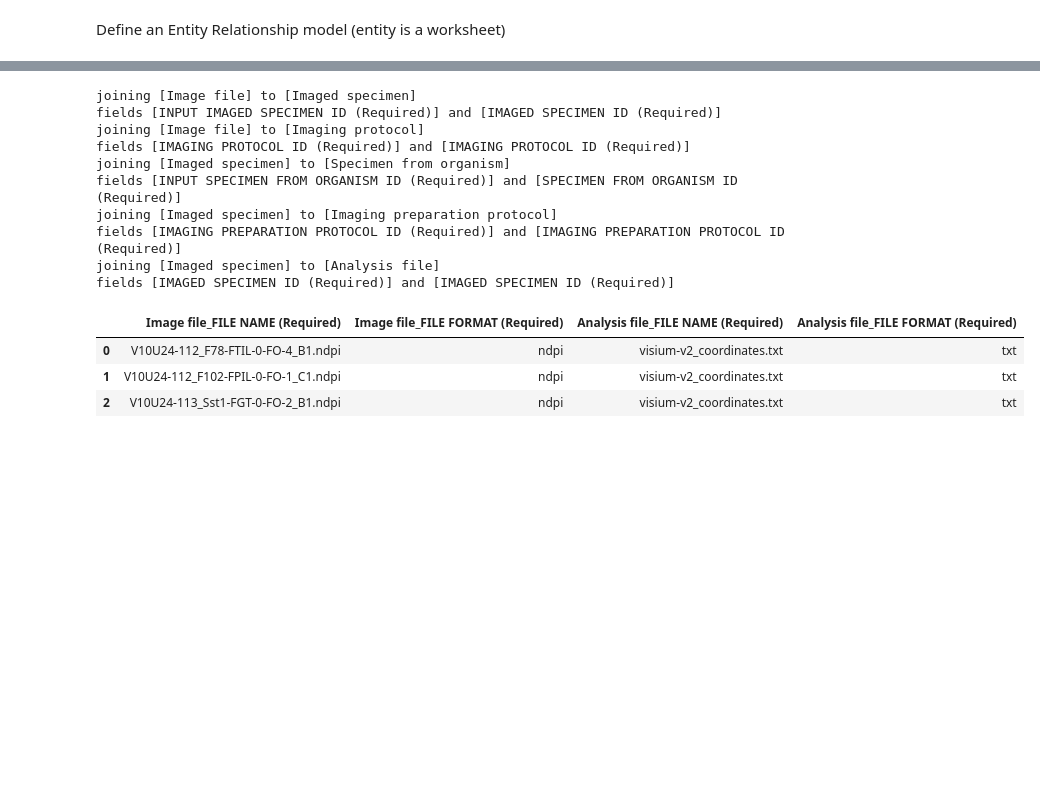
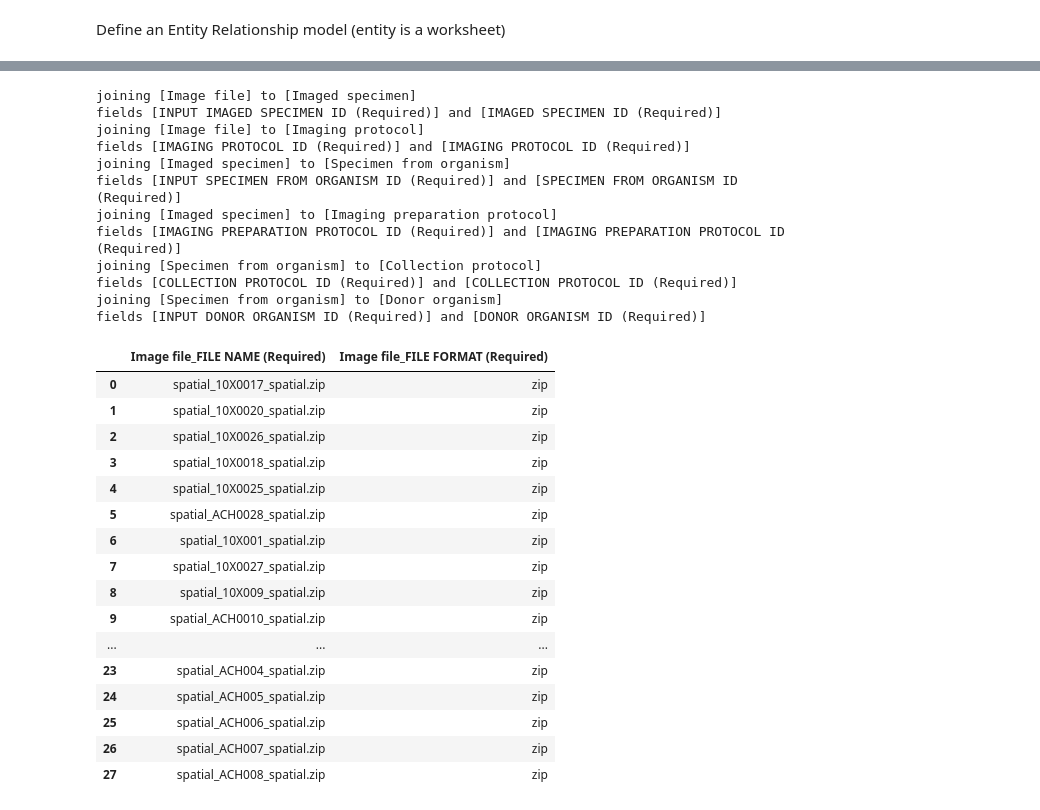
Before and after one commit to ebi-ait/hca-ebi-dev-team, a Jupyter notebook: scripts/metadata-spreadsheet-by-file/HCA Project Metadata Spreadsheet.ipynb, the cells around one changed output, grey strips where cells are left out. Cells and saved outputs as stored; diff of their text form; code cells hidden in the pictures; blank space fills up the shorter version.

Commit message:
ops-826 flattened metadata generation improvements

```diff
--- a/scripts/metadata-spreadsheet-by-file/HCA Project Metadata Spreadsheet.ipynb
+++ b/scripts/metadata-spreadsheet-by-file/HCA Project Metadata Spreadsheet.ipynb
@@ -138,19 +150,22 @@ links = [
 #     Link('Sequence file', 'Sequencing protocol', 'SEQUENCING PROTOCOL ID (Required)'),
 #     Link('Sequence file','Library preparation protocol', 'LIBRARY PREPARATION PROTOCOL ID (Required)'),
 #    Link('Sequence file', 'Cell suspension', 'INPUT CELL SUSPENSION ID (Required)','CELL SUSPENSION ID (Required)'),
-#    Link('Cell suspension', 'Enrichment protocol','ENRICHMENT PROTOCOL ID (Required)'),
-#    Link('Cell suspension', 'Specimen from organism','INPUT SPECIMEN FROM ORGANISM ID (Required)','SPECIMEN FROM ORGANISM ID (Required)'),
-#    Link('Cell suspension', 'Dissociation protocol','DISSOCIATION PROTOCOL ID (Required)'),
-#     Link('Specimen from organism', 'Collection protocol', 'COLLECTION PROTOCOL ID (Required)'),
-#     Link('Specimen from organism', 'Donor organism','INPUT DONOR ORGANISM ID (Required)','DONOR ORGANISM ID (Required)'),
 
-#     Link('Analysis file', 'Analysis protocol', 'ANALYSIS PROTOCOL ID (Required)'),
+#     Link('Analysis file', 'Analysis protocol', 'ANALYSIS PROTOCOL ID (Required)', 'ANALYSIS PROTOCOL ID'),
 #     Link('Analysis file', 'Cell suspension', 'CELL SUSPENSION ID (Required)'),
-#     Link('Analysis file', 'Imaged specimen', 'IMAGED SPECIMEN ID (Required)'),
-#     Link('Analysis file', 'Library preperation protocol', 'LIBRARY PREPARATION PROTOCOL ID (Required)'),
+#     Link('Analysis file', 'Library preparation protocol', 'LIBRARY PREPARATION PROTOCOL ID (Required)'),
 #     Link('Analysis file', 'Sequencing protocol', 'SEQUENCING PROTOCOL ID (Required)'),
 
-    Link('Imaged specimen', 'Analysis file', 'IMAGED SPECIMEN ID (Required)', join_type='left')
+#     Link('Cell suspension', 'Enrichment protocol','ENRICHMENT PROTOCOL ID (Required)'),
+#     Link('Cell suspension', 'Specimen from organism','INPUT SPECIMEN FROM ORGANISM ID (Required)','SPECIMEN FROM ORGANISM ID (Required)'),
+#     Link('Cell suspension', 'Dissociation protocol','DISSOCIATION PROTOCOL ID (Required)'),
+
+    Link('Specimen from organism', 'Collection protocol', 'COLLECTION PROTOCOL ID (Required)'),
+    Link('Specimen from organism', 'Donor organism','INPUT DONOR ORGANISM ID (Required)','DONOR ORGANISM ID (Required)'),
+
+
+#     Link('Analysis file', 'Imaged specimen', 'IMAGED SPECIMEN ID (Required)'),
+#     Link('Imaged specimen', 'Analysis file', 'IMAGED SPECIMEN ID (Required)', join_type='left')
 
 ]
 # %% [output]
@@ -216,6 +240,11 @@ def join_worksheet(worksheet:pd.DataFrame, link:Link, spreadsheet:str) -> pd.Dat
         target_field = format_column_name(column_name=link.target_field, namespace=link.target)
         worksheet = explode_csv_col(df=worksheet, column=source_field, sep=sep)
 
+        spreadsheet_obj = pd.ExcelFile(spreadsheet)
+        if link.target not in spreadsheet_obj.sheet_names:
+            raise ValueError(f'spreadsheet does not contain {link.target} sheet. Possible names {sorted(spreadsheet_obj.sheet_names)}')
+        target = spreadsheet_obj.parse(link.target)
+
         target = pd.read_excel(spreadsheet, link.target)
         target = remove_field_desc_lines(target)
         target = prefix_columns(target, prefix=link.target)
@@ -226,17 +255,23 @@ def join_worksheet(worksheet:pd.DataFrame, link:Link, spreadsheet:str) -> pd.Dat
                                  how=link.join_type,
                                  left_on=source_field,
                                  right_on=target_field)
+        if len(result.index) == 0:
+            raise RuntimeError('problem joining [{link.source}] to [{link.target}] using fields [{source_field}] and [{target_field}]: join resulted in zero rows')
+
     except KeyError as e:
-        print(f'problem joining [{link.source}] to [{link.target}] using fields [{source_field}] and [{target_field}]: {e}')
-        raise e
+        err_msg = f'problem joining [{link.source}] to [{link.target}] using fields [{source_field}] and [{target_field}]: {e}'
+        raise RuntimeError(err_msg) from e
     return result
 # %%
 import pandas as pd
 from collections import namedtuple
-from functools import reduce
+from functools import partial, reduce
 
 def flatten_spreadsheet(spreadsheet, report_entity):
-    report_sheet = pd.read_excel(spreadsheet, report_entity)
+    spreadsheet_obj = pd.ExcelFile(spreadsheet)
+    if report_entity not in spreadsheet_obj.sheet_names:
+        raise ValueError(f'spreadsheet does not contain {report_entity} sheet')
+    report_sheet = spreadsheet_obj.parse(report_entity)
     report_sheet = prefix_columns(report_sheet, prefix=report_entity)
     report_sheet = remove_field_desc_lines(report_sheet)
     flattened = reduce(partial(join_worksheet, spreadsheet=spreadsheet),
@@ -253,8 +288,10 @@ joining [Imaged specimen] to [Specimen from organism]
 fields [INPUT SPECIMEN FROM ORGANISM ID (Required)] and [SPECIMEN FROM ORGANISM ID (Required)]
 joining [Imaged specimen] to [Imaging preparation protocol]
 fields [IMAGING PREPARATION PROTOCOL ID (Required)] and [IMAGING PREPARATION PROTOCOL ID (Required)]
-joining [Imaged specimen] to [Analysis file]
-fields [IMAGED SPECIMEN ID (Required)] and [IMAGED SPECIMEN ID (Required)]
+joining [Specimen from organism] to [Collection protocol]
+fields [COLLECTION PROTOCOL ID (Required)] and [COLLECTION PROTOCOL ID (Required)]
+joining [Specimen from organism] to [Donor organism]
+fields [INPUT DONOR ORGANISM ID (Required)] and [DONOR ORGANISM ID (Required)]
 # %%
 from os.path import basename, splitext
 report_entity_clean = report_entity.replace(" ","-")
@@ -275,9 +318,24 @@ fh.properties.keywords = f'flattened,hca,metadata,{project_label},{report_entity
 
 fh.save(flattened_filename)
 # %%
-flattened[['Image file_FILE NAME (Required)', 'Image file_FILE FORMAT (Required)', 'Analysis file_FILE NAME (Required)', 'Analysis file_FILE FORMAT (Required)']]
+field_list = ['_FILE NAME (Required)', '_FILE FORMAT (Required)']
+field_list = [report_entity + f for f in field_list]
+flattened[field_list]
 # %% [output]
-|  | Image file_FILE NAME (Required) | Image file_FILE FORMAT (Required) | Analysis file_FILE NAME (Required) | Analysis file_FILE FORMAT (Required) |
-| 0 | V10U24-112_F78-FTIL-0-FO-4_B1.ndpi | ndpi | visium-v2_coordinates.txt | txt |
-| 1 | V10U24-112_F102-FPIL-0-FO-1_C1.ndpi | ndpi | visium-v2_coordinates.txt | txt |
-| 2 | V10U24-113_Sst1-FGT-0-FO-2_B1.ndpi | ndpi | visium-v2_coordinates.txt | txt |
+|  | Image file_FILE NAME (Required) | Image file_FILE FORMAT (Required) |
+| 0 | spatial_10X0017_spatial.zip | zip |
+| 1 | spatial_10X0020_spatial.zip | zip |
+| 2 | spatial_10X0026_spatial.zip | zip |
+| 3 | spatial_10X0018_spatial.zip | zip |
+| 4 | spatial_10X0025_spatial.zip | zip |
+| 5 | spatial_ACH0028_spatial.zip | zip |
+| 6 | spatial_10X001_spatial.zip | zip |
+| 7 | spatial_10X0027_spatial.zip | zip |
+| 8 | spatial_10X009_spatial.zip | zip |
+| 9 | spatial_ACH0010_spatial.zip | zip |
+| ... | ... | ... |
+| 23 | spatial_ACH004_spatial.zip | zip |
+| 24 | spatial_ACH005_spatial.zip | zip |
+| 25 | spatial_ACH006_spatial.zip | zip |
+| 26 | spatial_ACH007_spatial.zip | zip |
+| 27 | spatial_ACH008_spatial.zip | zip |
```
Also changed, not shown: parts of 10 cells of this notebook, 2 other files.
